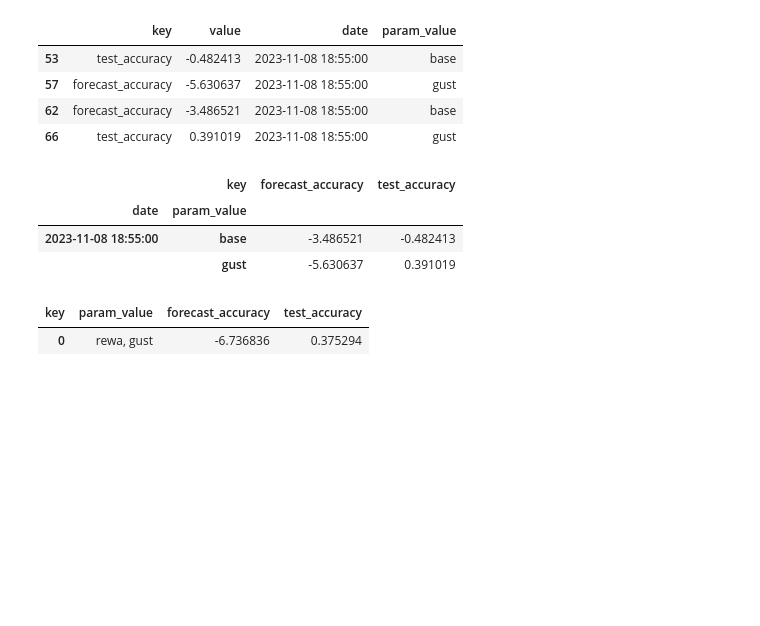
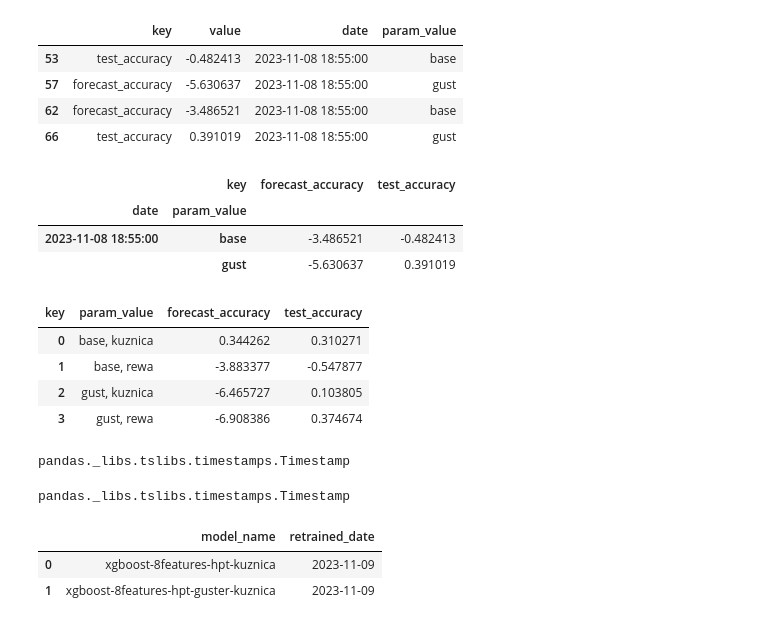
Before and after one commit to KrystianPi/WindPRO, a Jupyter notebook: notebooks/eda.ipynb, the cells around one changed output. Saved outputs shown, nothing was run; the diff lists cells and outputs as text; code cells hidden in the pictures; blank space fills up the shorter version.

Commit message:
streamlit metrics fix

```diff
--- a/notebooks/eda.ipynb
+++ b/notebooks/eda.ipynb
@@ -269,38 +269,80 @@ def get_test_metrics():
 
     engine = create_engine(db_url)
 
     # Use the engine to connect to the database
     connection = engine.connect()
 
     df_metrics = pd.read_sql('select * from latest_metrics', connection)
     df_params = pd.read_sql('select * from params', connection)
     df_runs = pd.read_sql('select * from runs', connection)
 
     connection.close()
 
     df_params.rename(columns={'key': 'param', 'value': 'param_value'}, inplace=True)
 
     df_metrics_runs = pd.merge(left=df_metrics, right=df_runs, how='left', on='run_uuid')
-    df_metrics_runs = df_metrics_runs[df_metrics_runs['name'].str.contains('test')]
+    df_metrics_runs = df_metrics_runs[df_metrics_runs['name'].str.contains('test')].drop_duplicates()
     df_metrics_runs['date'] = df_metrics_runs['name'].str.extract(r'test_run_prod_(\d{4}-\d{2}-\d{2}-\d{2}-\d{2})')
 
     # Convert the extracted string to a datetime object
     df_metrics_runs['date'] = pd.to_datetime(df_metrics_runs['date'], format='%Y-%m-%d-%H-%M')
 
-    df_joined = pd.merge(left=df_metrics_runs, right=df_params, how='left', on='run_uuid')
+    df_joined = pd.merge(left=df_metrics_runs, right=df_params, how='inner', on='run_uuid')
     df_joined = df_joined[df_joined['param_value'].isin(['gust', 'base', 'rewa', 'kuznica'])]
-    df_joined = df_joined.sort_values(by='date', ascending=False).head(4)
+    df_joined = df_joined.sort_values(by='date', ascending=False).head(16)
 
-    df_result = df_joined.groupby('value').agg({
+    df_result = df_joined.groupby('timestamp').agg({
         'param_value': lambda x: ', '.join(map(str, x)),
-        'key': 'first'
-    }).reset_index()[['param_value','key','value',]].pivot_table(index='param_value', columns='key', values='value').reset_index()[['param_value','forecast_accuracy','test_accuracy']]
-    df_result.rename(columns={'forecast_accuracy':'Forecast Accuracy', 'test_accuracy':'WindPRO Accuracy', 'param_value': 'Model'}, inplace = True )
+        'key': 'first',
+        'value': 'first'
+    }).reset_index()[['param_value','key','value']]
 
+    df_result['param_value'] = df_result['param_value'].apply(lambda x: ', '.join(sorted(x.split(', '))))
+    df_result = df_result.pivot_table(index='param_value', columns='key', values='value').reset_index()[['param_value','forecast_accuracy','test_accuracy']]
+
+    # df_result.rename(columns={'forecast_accuracy':'Forecast Accuracy', 'test_accuracy':'WindPRO Accuracy', 'param_value': 'Model'}, inplace = True )
     return df_result
 
 
 get_test_metrics()
 # %% [output]
 | key | param_value | forecast_accuracy | test_accuracy |
-| 0 | rewa, gust | -6.736836 | 0.375294 |
+| 0 | base, kuznica | 0.344262 | 0.310271 |
+| 1 | base, rewa | -3.883377 | -0.547877 |
+| 2 | gust, kuznica | -6.465727 | 0.103805 |
+| 3 | gust, rewa | -6.908386 | 0.374674 |
+# %%
+from datetime import datetime, date
+df = select_from_rds(f"""
+        SELECT retrained_date FROM table_update_kuznica
+        WHERE model_name = 'xgboost-8features-hpt-kuznica'
+        ORDER BY retrained_date DESC
+        LIMIT 1;
+        """)
+last_date = df.iloc[0]['retrained_date']
+if isinstance(last_date, date):
+        last_date = pd.to_datetime(last_date)
+
+type(last_date)
+# %% [output]
+pandas._libs.tslibs.timestamps.Timestamp
+# %%
+df = select_from_rds(f"""
+        SELECT retrained_date FROM table_update_rewa
+        WHERE model_name = 'xgboost-8features-hpt'
+        ORDER BY retrained_date DESC
+        LIMIT 1;
+        """)
+last_date = df.iloc[0]['retrained_date']
+if isinstance(last_date, date):
+        last_date = pd.to_datetime(last_date)
+
+type(last_date)
+# %% [output]
+pandas._libs.tslibs.timestamps.Timestamp
+# %%
+select_from_rds('select * from table_update_kuznica')
+# %% [output]
+|  | model_name | retrained_date |
+| 0 | xgboost-8features-hpt-kuznica | 2023-11-09 |
+| 1 | xgboost-8features-hpt-guster-kuznica | 2023-11-09 |
```
Also changed, not shown: 1 other file.
